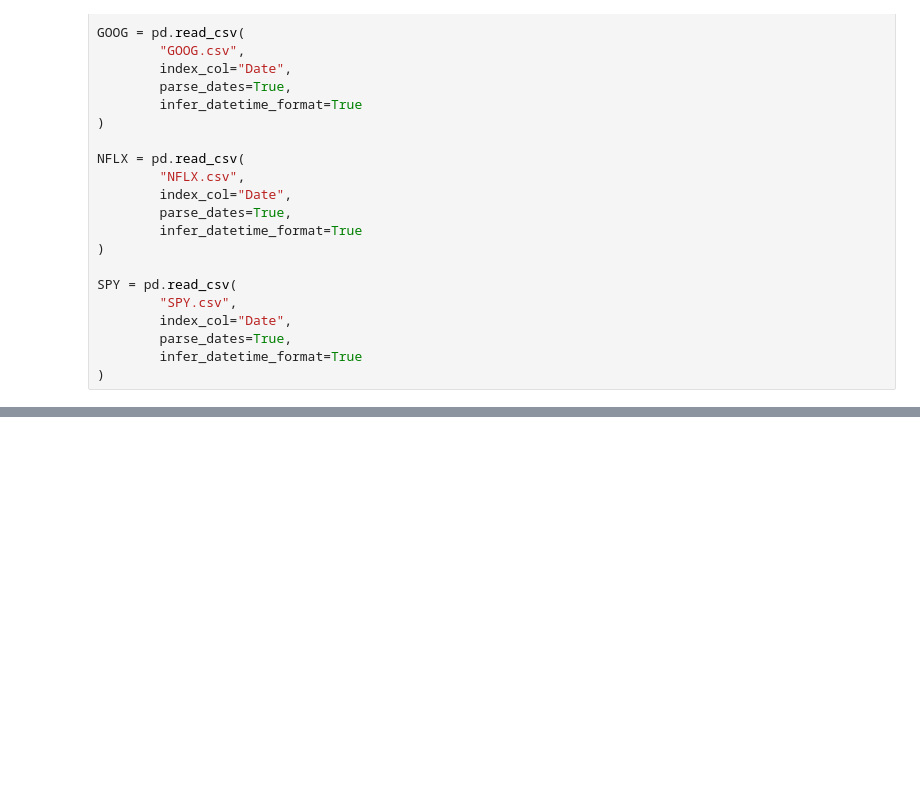
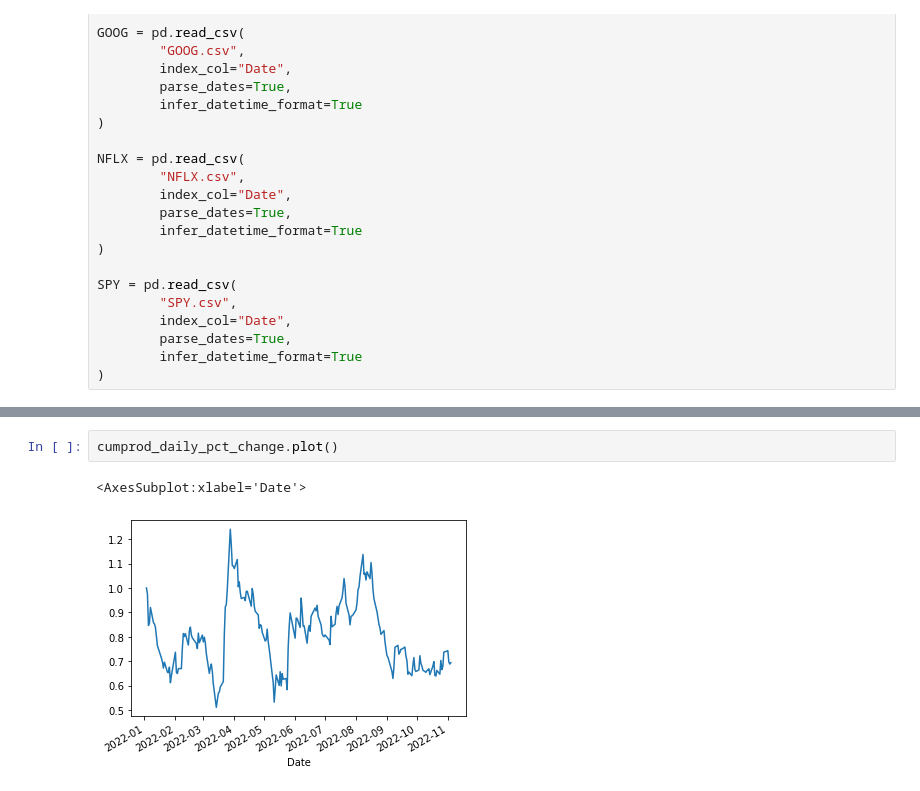
Before and after one commit to ghedrick76/gme_analysis, a Jupyter notebook: gme_analysis.ipynb, the cells around one changed output, grey strips where cells are left out. Saved outputs shown, nothing was run; the diff lists cells and outputs as text; blank space fills up the shorter version.

```diff
--- a/gme_analysis.ipynb
+++ b/gme_analysis.ipynb
@@ -69,0 +63,5 @@ SyntaxError: invalid syntax (2558210071.py, line 1)
+# %%
+cumprod_daily_pct_change.plot()
+# %% [output]
+<AxesSubplot:xlabel='Date'>
+[figure, added]
```
Also changed, not shown: parts of 6 cells of this notebook.
